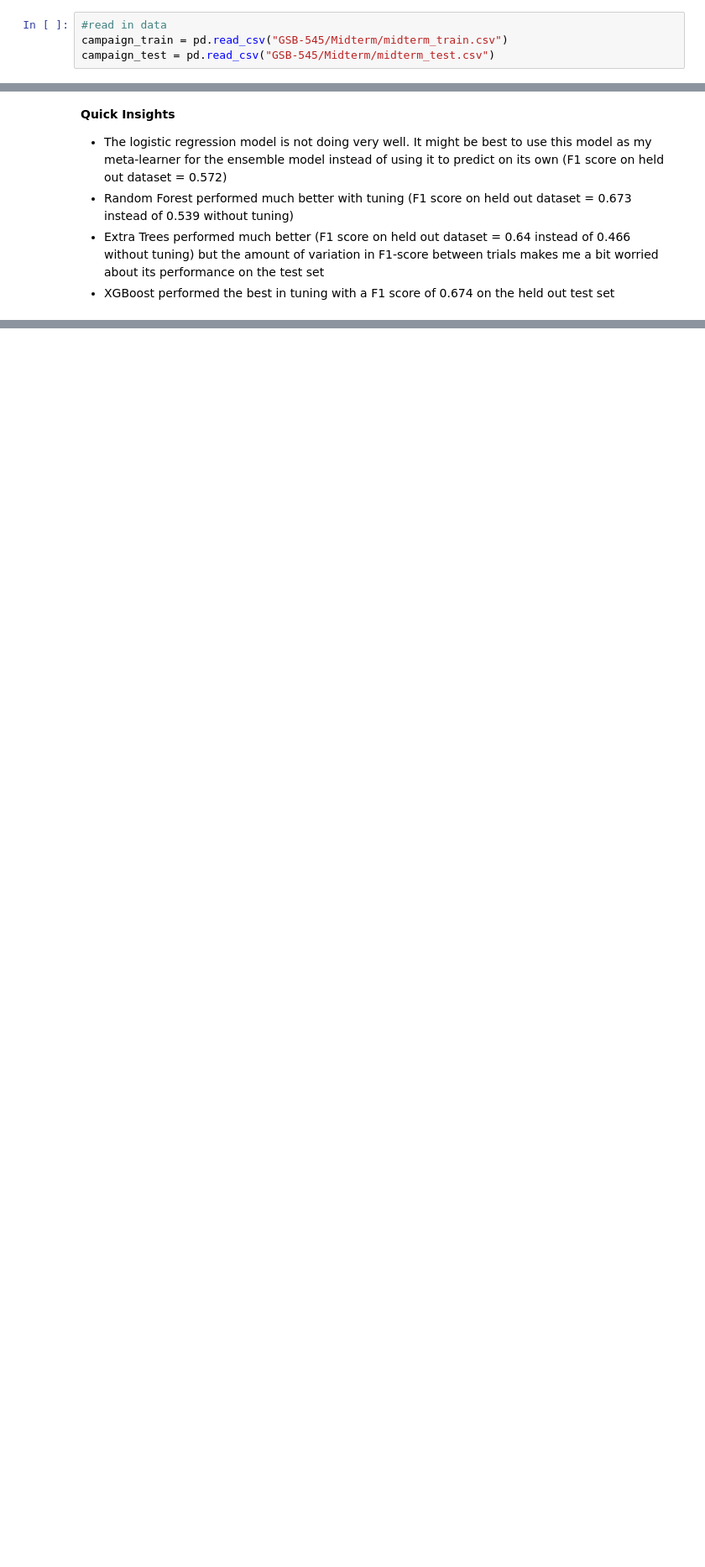
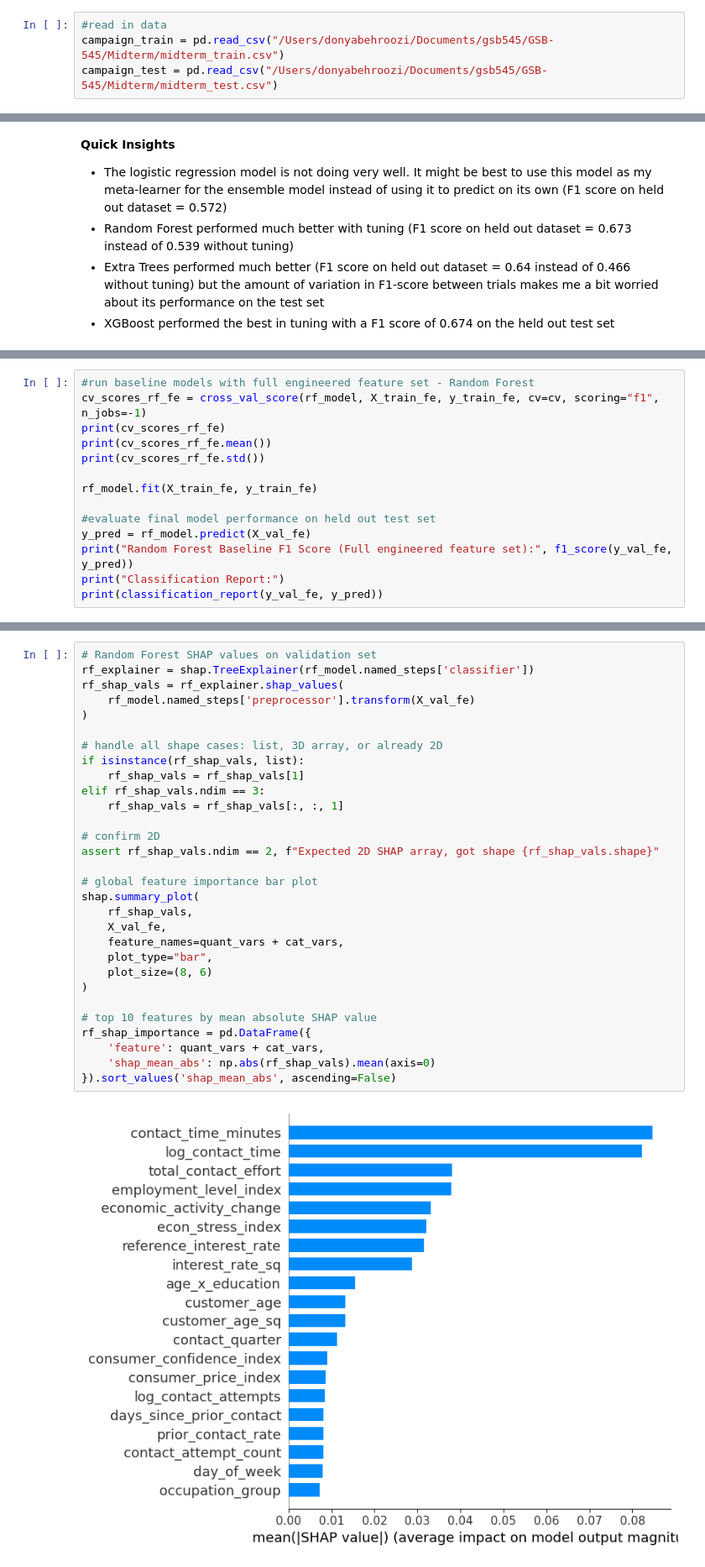
Before and after one commit to donya-beh/GSB-545, a Jupyter notebook: Midterm/Midterm_notebook.ipynb, the cells around one changed output, grey strips where cells are left out. Shown at 84% size. Saved outputs shown, nothing was run; the diff lists cells and outputs as text; blank space fills up the shorter version.

Commit message:
Midterm file additions

```diff
--- a/Midterm/Midterm_notebook.ipynb
+++ b/Midterm/Midterm_notebook.ipynb
@@ -45,7 +68,7 @@ import optuna
 # %%
 #read in data
-campaign_train = pd.read_csv("GSB-545/Midterm/midterm_train.csv")
-campaign_test = pd.read_csv("GSB-545/Midterm/midterm_test.csv")
+campaign_train = pd.read_csv("/Users/donyabehroozi/Documents/gsb545/GSB-545/Midterm/midterm_train.csv")
+campaign_test = pd.read_csv("/Users/donyabehroozi/Documents/gsb545/GSB-545/Midterm/midterm_test.csv")
 # %%
 campaign_train.head()
 # %% [output]
@@ -901,0 +1096,14 @@ weighted avg       0.93      0.91      0.92      6590
+# %%
+#run baseline models with full engineered feature set - Random Forest
+cv_scores_rf_fe = cross_val_score(rf_model, X_train_fe, y_train_fe, cv=cv, scoring="f1", n_jobs=-1)
+print(cv_scores_rf_fe)
+print(cv_scores_rf_fe.mean())
+print(cv_scores_rf_fe.std())
+
+rf_model.fit(X_train_fe, y_train_fe)
+
+#evaluate final model performance on held out test set
+y_pred = rf_model.predict(X_val_fe)
+print("Random Forest Baseline F1 Score (Full engineered feature set):", f1_score(y_val_fe, y_pred))
+print("Classification Report:")
+print(classification_report(y_val_fe, y_pred))
@@ -901,0 +1314,32 @@ weighted avg       0.93      0.91      0.92      6590
+# %%
+# Random Forest SHAP values on validation set
+rf_explainer = shap.TreeExplainer(rf_model.named_steps['classifier'])
+rf_shap_vals = rf_explainer.shap_values(
+    rf_model.named_steps['preprocessor'].transform(X_val_fe)
+)
+
+# handle all shape cases: list, 3D array, or already 2D
+if isinstance(rf_shap_vals, list):
+    rf_shap_vals = rf_shap_vals[1]
+elif rf_shap_vals.ndim == 3:
+    rf_shap_vals = rf_shap_vals[:, :, 1]
+
+# confirm 2D
+assert rf_shap_vals.ndim == 2, f"Expected 2D SHAP array, got shape {rf_shap_vals.shape}"
+
+# global feature importance bar plot
+shap.summary_plot(
+    rf_shap_vals,
+    X_val_fe,
+    feature_names=quant_vars + cat_vars,
+    plot_type="bar",
+    plot_size=(8, 6)
+)
+
+# top 10 features by mean absolute SHAP value
+rf_shap_importance = pd.DataFrame({
+    'feature': quant_vars + cat_vars,
+    'shap_mean_abs': np.abs(rf_shap_vals).mean(axis=0)
+}).sort_values('shap_mean_abs', ascending=False)
+# %% [output]
+[figure, added]
```
Also changed, not shown: parts of 37 cells of this notebook.
